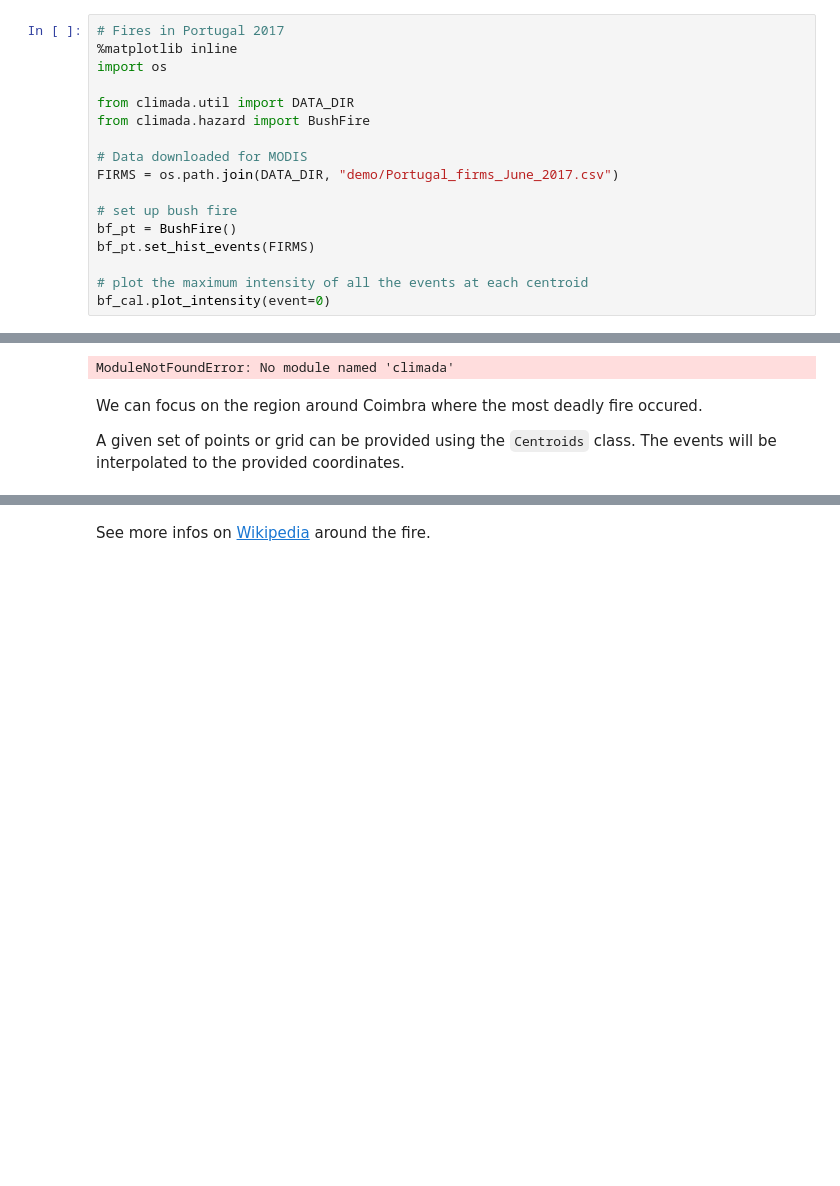
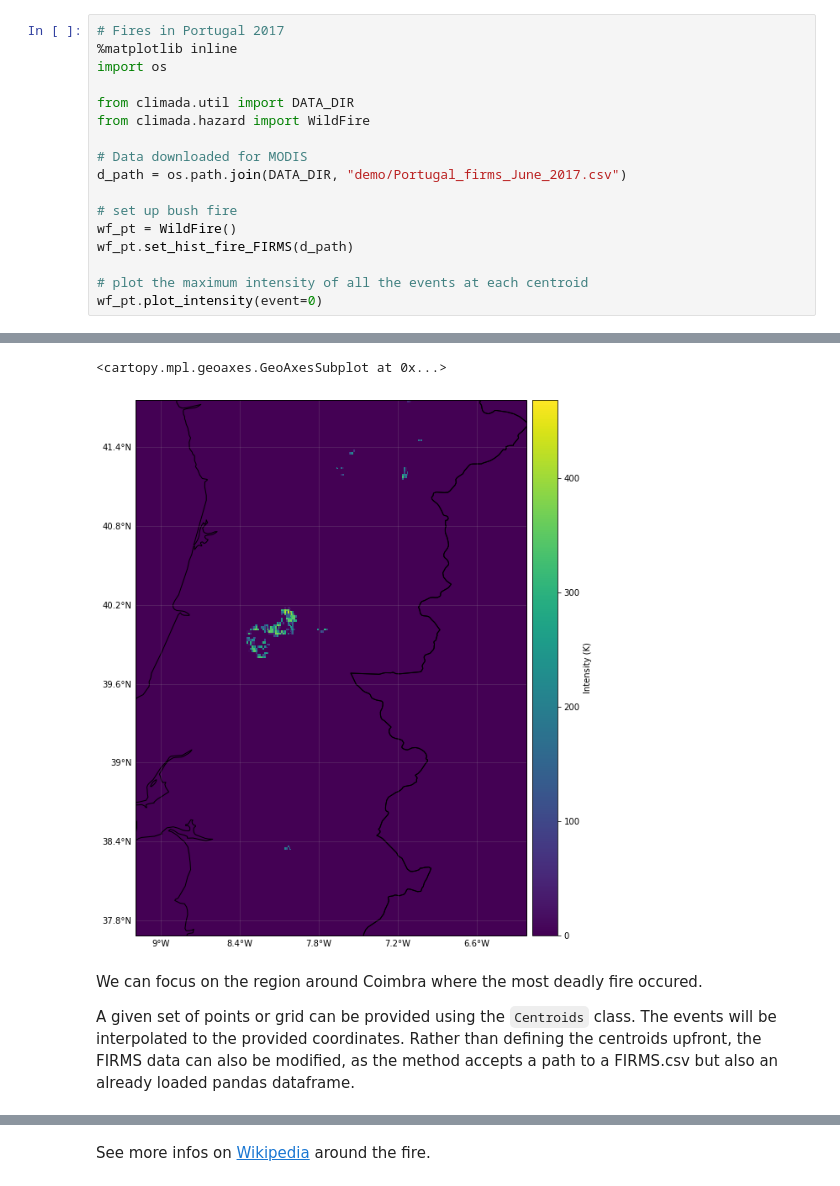
Before and after one commit to tylerriccio33/cfg-climada-fork, a Jupyter notebook: doc/tutorial/climada_hazard_Wildfire.ipynb, the cells around one changed output, grey strips where cells are left out. Saved outputs shown, nothing was run; the diff lists cells and outputs as text; blank space fills up the shorter version.

```diff
--- a/doc/tutorial/climada_hazard_Wildfire.ipynb
+++ b/doc/tutorial/climada_hazard_Wildfire.ipynb
@@ -31,15 +36,15 @@ In addition to the `Hazard` attibutes, `BushFire` contains a `date_end` attribut
 import os
 
 from climada.util import DATA_DIR
-from climada.hazard import BushFire
+from climada.hazard import WildFire
 
 # Data downloaded for MODIS
-FIRMS = os.path.join(DATA_DIR, "demo/Portugal_firms_June_2017.csv")
+d_path = os.path.join(DATA_DIR, "demo/Portugal_firms_June_2017.csv")
 
 # set up bush fire
-bf_pt = BushFire()
-bf_pt.set_hist_events(FIRMS)
+wf_pt = WildFire()
+wf_pt.set_hist_fire_FIRMS(d_path)
 
 # plot the maximum intensity of all the events at each centroid
-bf_cal.plot_intensity(event=0)
+wf_pt.plot_intensity(event=0)
 # %% [output]
@@ -61,8 +55,9 @@ The animation.avconv_args rcparam was deprecated in Matplotlib 3.3 and will be r
-ModuleNotFoundError: No module named 'climada'
+<cartopy.mpl.geoaxes.GeoAxesSubplot at 0x...>
+[figure, added]
 # %% [markdown]
 We can focus on the region around Coimbra where the most deadly fire occured.
 
-A given set of points or grid can be provided using the `Centroids` class. The events will be interpolated to the provided coordinates.
+A given set of points or grid can be provided using the `Centroids` class. The events will be interpolated to the provided coordinates. Rather than defining the centroids upfront, the FIRMS data can also be modified, as the method accepts a path to a FIRMS.csv but also an already loaded pandas dataframe.
 # %%
 from climada.hazard import Centroids
 from climada.util.constants import ONE_LAT_KM
```
Also changed, not shown: parts of 15 cells of this notebook.
